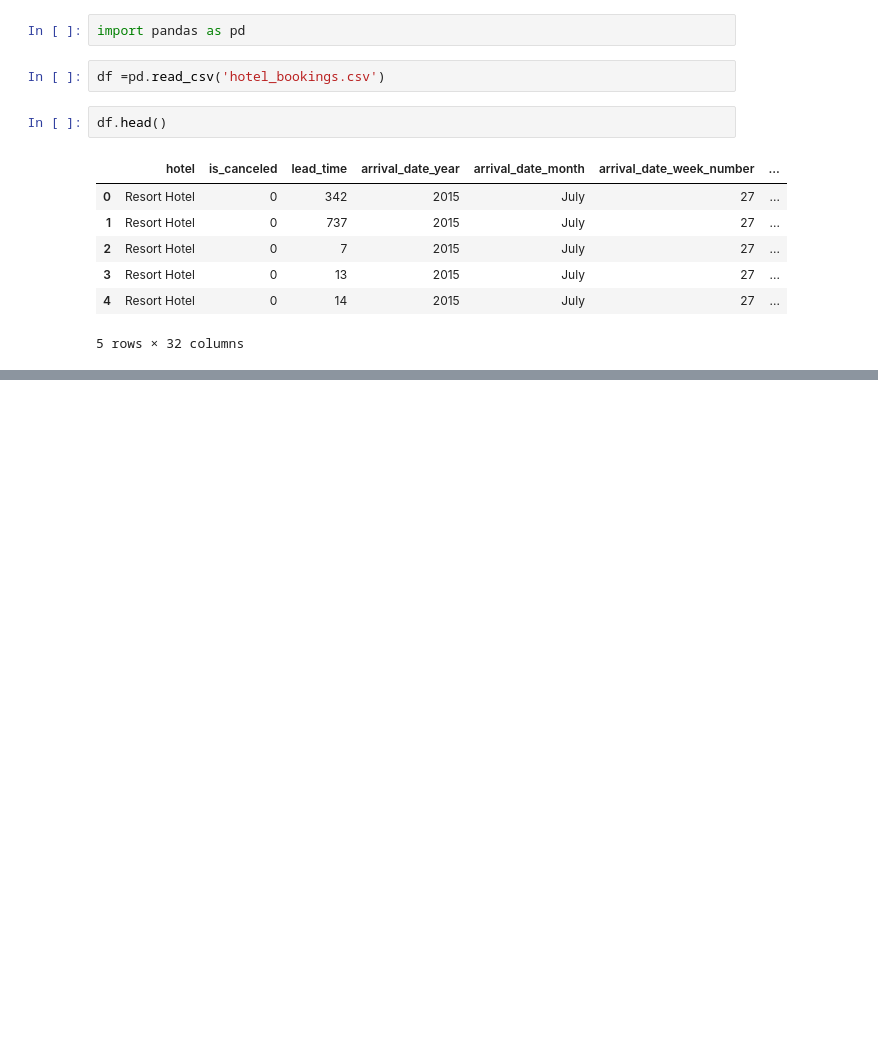
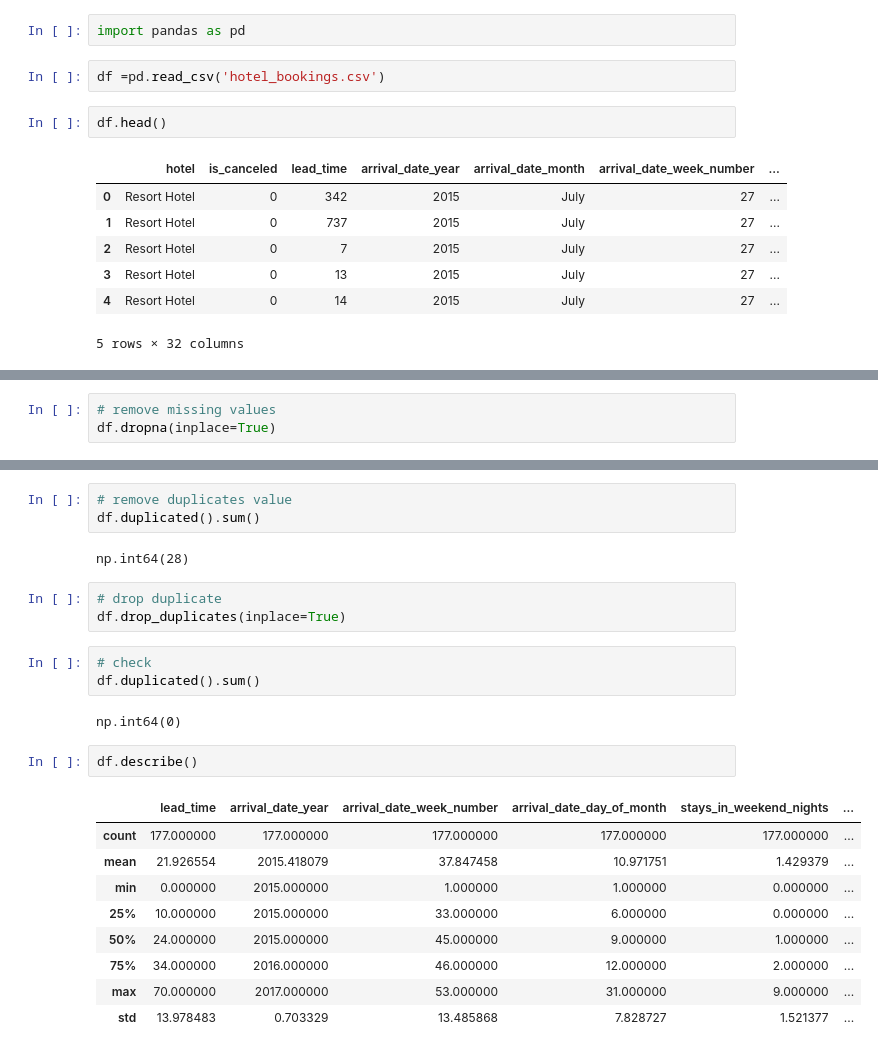
Before and after one commit to VShiwam/ML, a Jupyter notebook: end_to_end_ml.ipynb, the cells around one changed output, grey strips where cells are left out. Saved outputs shown, nothing was run; the diff lists cells and outputs as text; blank space fills up the shorter version.

```diff
--- a/end_to_end_ml.ipynb
+++ b/end_to_end_ml.ipynb
@@ -36,0 +80,3 @@ df.head()
+# %%
+# remove missing values
+df.dropna(inplace=True)
@@ -36,0 +104,25 @@ df.head()
+# %%
+# remove duplicates value
+df.duplicated().sum()
+# %% [output]
+np.int64(28)
+# %%
+# drop duplicate
+df.drop_duplicates(inplace=True)
+# %%
+# check
+df.duplicated().sum()
+# %% [output]
+np.int64(0)
+# %%
+df.describe()
+# %% [output]
+|  | lead_time | arrival_date_year | arrival_date_week_number | arrival_date_day_of_month | stays_in_weekend_nights | ... |
+| count | 177.000000 | 177.000000 | 177.000000 | 177.000000 | 177.000000 | ... |
+| mean | 21.926554 | 2015.418079 | 37.847458 | 10.971751 | 1.429379 | ... |
+| min | 0.000000 | 2015.000000 | 1.000000 | 1.000000 | 0.000000 | ... |
+| 25% | 10.000000 | 2015.000000 | 33.000000 | 6.000000 | 0.000000 | ... |
+| 50% | 24.000000 | 2015.000000 | 45.000000 | 9.000000 | 1.000000 | ... |
+| 75% | 34.000000 | 2016.000000 | 46.000000 | 12.000000 | 2.000000 | ... |
+| max | 70.000000 | 2017.000000 | 53.000000 | 31.000000 | 9.000000 | ... |
+| std | 13.978483 | 0.703329 | 13.485868 | 7.828727 | 1.521377 | ... |
```
Also changed, not shown: parts of 12 cells of this notebook, 1 other file.
